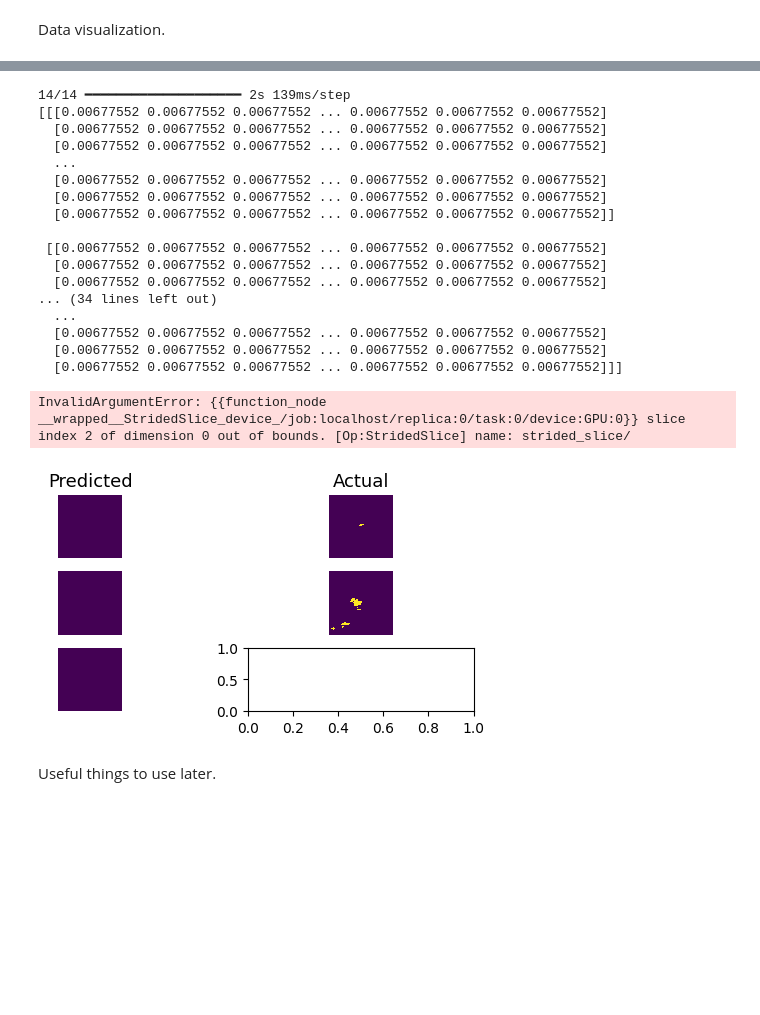
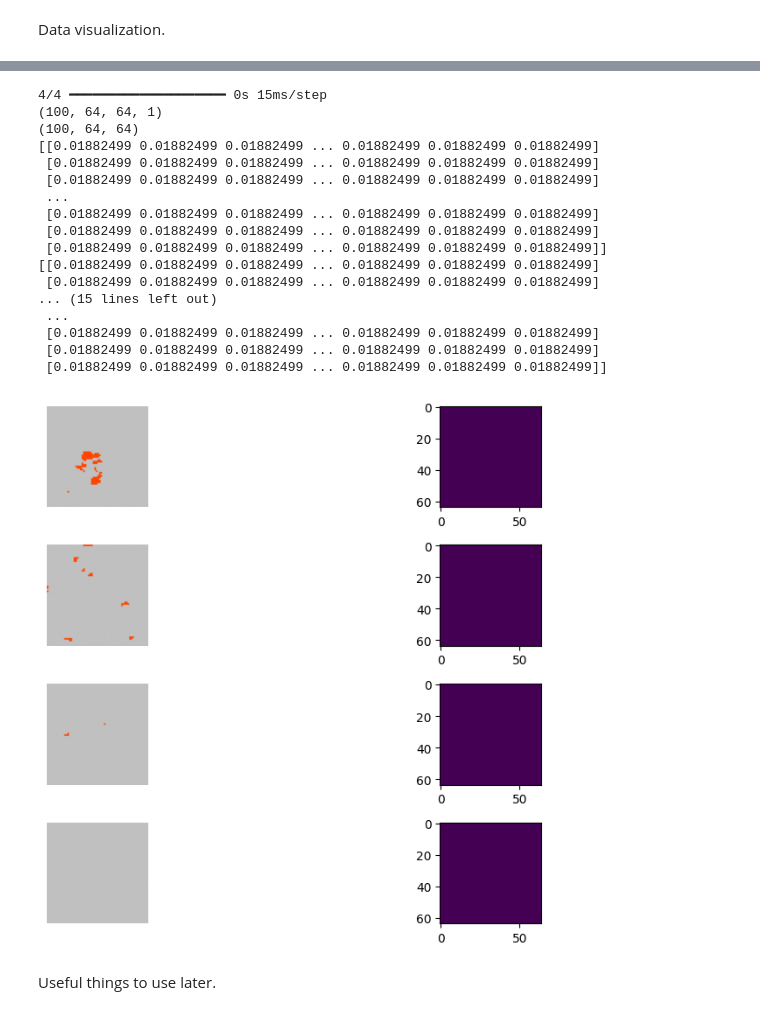
Before and after one commit to amindell11/WildfireSpreadPrediction, a Jupyter notebook: notebooks/Wildfire23-24.ipynb, the cells around one changed output, grey strips where cells are left out. Cells and saved outputs as stored; diff of their text form; code cells hidden in the pictures; blank space fills up the shorter version.

Commit message:
Display predictions next to labels (predictions currently show blank)

```diff
--- a/notebooks/Wildfire23-24.ipynb
+++ b/notebooks/Wildfire23-24.ipynb
@@ -606,48 +609,47 @@ tf.Tensor(
 # %%
 # ... (after obtaining 'predictions')
-predictions = autoencoder.predict(dataset_evaluate)
-
+eval, labels = next(iter(dataset_evaluate))
+predictions = autoencoder.predict(eval)
+print(predictions.shape)
 # Reshape predictions if necessary to match image dimensions
 predictions = predictions.reshape(predictions.shape[0], side_length, side_length)  # Adjust dimensions as needed
-# Visualize predictions using imshow
-for i in range(n_rows): # Limit i by the batch size
-  if i>predictions.shape[0]:
-    break #stop because ran out of images
-  batch_i = i % predictions.shape[0] # normalize index to batch size
-  plt.subplot(n_rows, 2, 2 * (i) + 1) # 2 columns one for predicted one for actual
-  if i == 0:
-    plt.title("Predicted", fontsize=13)
-  plt.imshow(predictions[batch_i], cmap='viridis')
-  plt.axis('off')
+print(predictions.shape)
 
-  plt.subplot(n_rows, 2, 2 * (i) + 2)
-  if i == 0:
-    plt.title("Actual", fontsize=13)
-  plt.imshow(labels[batch_i], cmap='viridis')
-  plt.axis('off')
+fig = plt.figure(figsize=(12,6.5))
+batch_index = 0  # Track the current index within the batch
+batch_count = 0  # Count how many samples we've processed across all batches
+n_rows = 4
+while batch_index < n_rows:
+    # Get next batch when we've used all samples in the current batch
+    plt.subplot(n_rows, 2, 2*batch_index+2)
+    print(predictions[batch_index, :, :])
+    plt.imshow(predictions[batch_index, :, :], cmap='viridis')
+    plt.subplot(n_rows, 2, 2*batch_index+1)
+    plt.imshow(labels[batch_index, :, :, 0], cmap=CMAP, norm=NORM)
+    plt.axis('off')
+    batch_index += 1
 
 plt.tight_layout()
 plt.show()
 # %% [output]
-14/14 ━━━━━━━━━━━━━━━━━━━━ 2s 139ms/step
-[[[0.00677552 0.00677552 0.00677552 ... 0.00677552 0.00677552 0.00677552]
-  [0.00677552 0.00677552 0.00677552 ... 0.00677552 0.00677552 0.00677552]
-  [0.00677552 0.00677552 0.00677552 ... 0.00677552 0.00677552 0.00677552]
-  ...
-  [0.00677552 0.00677552 0.00677552 ... 0.00677552 0.00677552 0.00677552]
-  [0.00677552 0.00677552 0.00677552 ... 0.00677552 0.00677552 0.00677552]
-  [0.00677552 0.00677552 0.00677552 ... 0.00677552 0.00677552 0.00677552]]
-
- [[0.00677552 0.00677552 0.00677552 ... 0.00677552 0.00677552 0.00677552]
-  [0.00677552 0.00677552 0.00677552 ... 0.00677552 0.00677552 0.00677552]
-  [0.00677552 0.00677552 0.00677552 ... 0.00677552 0.00677552 0.00677552]
-... (34 lines left out)
-  ...
-  [0.00677552 0.00677552 0.00677552 ... 0.00677552 0.00677552 0.00677552]
-  [0.00677552 0.00677552 0.00677552 ... 0.00677552 0.00677552 0.00677552]
-  [0.00677552 0.00677552 0.00677552 ... 0.00677552 0.00677552 0.00677552]]]
+4/4 ━━━━━━━━━━━━━━━━━━━━ 0s 15ms/step
+(100, 64, 64, 1)
+(100, 64, 64)
+[[0.01882499 0.01882499 0.01882499 ... 0.01882499 0.01882499 0.01882499]
+ [0.01882499 0.01882499 0.01882499 ... 0.01882499 0.01882499 0.01882499]
+ [0.01882499 0.01882499 0.01882499 ... 0.01882499 0.01882499 0.01882499]
+ ...
+ [0.01882499 0.01882499 0.01882499 ... 0.01882499 0.01882499 0.01882499]
+ [0.01882499 0.01882499 0.01882499 ... 0.01882499 0.01882499 0.01882499]
+ [0.01882499 0.01882499 0.01882499 ... 0.01882499 0.01882499 0.01882499]]
+[[0.01882499 0.01882499 0.01882499 ... 0.01882499 0.01882499 0.01882499]
+ [0.01882499 0.01882499 0.01882499 ... 0.01882499 0.01882499 0.01882499]
+... (15 lines left out)
+ ...
+ [0.01882499 0.01882499 0.01882499 ... 0.01882499 0.01882499 0.01882499]
+ [0.01882499 0.01882499 0.01882499 ... 0.01882499 0.01882499 0.01882499]
+ [0.01882499 0.01882499 0.01882499 ... 0.01882499 0.01882499 0.01882499]]
-InvalidArgumentError: {{function_node __wrapped__StridedSlice_device_/job:localhost/replica:0/task:0/device:GPU:0}} slice index 2 of dimension 0 out of bounds. [Op:StridedSlice] name: strided_slice/
-[figure, old version]
+[figure, new version]
 # %% [markdown]
 Useful things to use later.
 # %%
```
Also changed, not shown: parts of 3 cells of this notebook.
